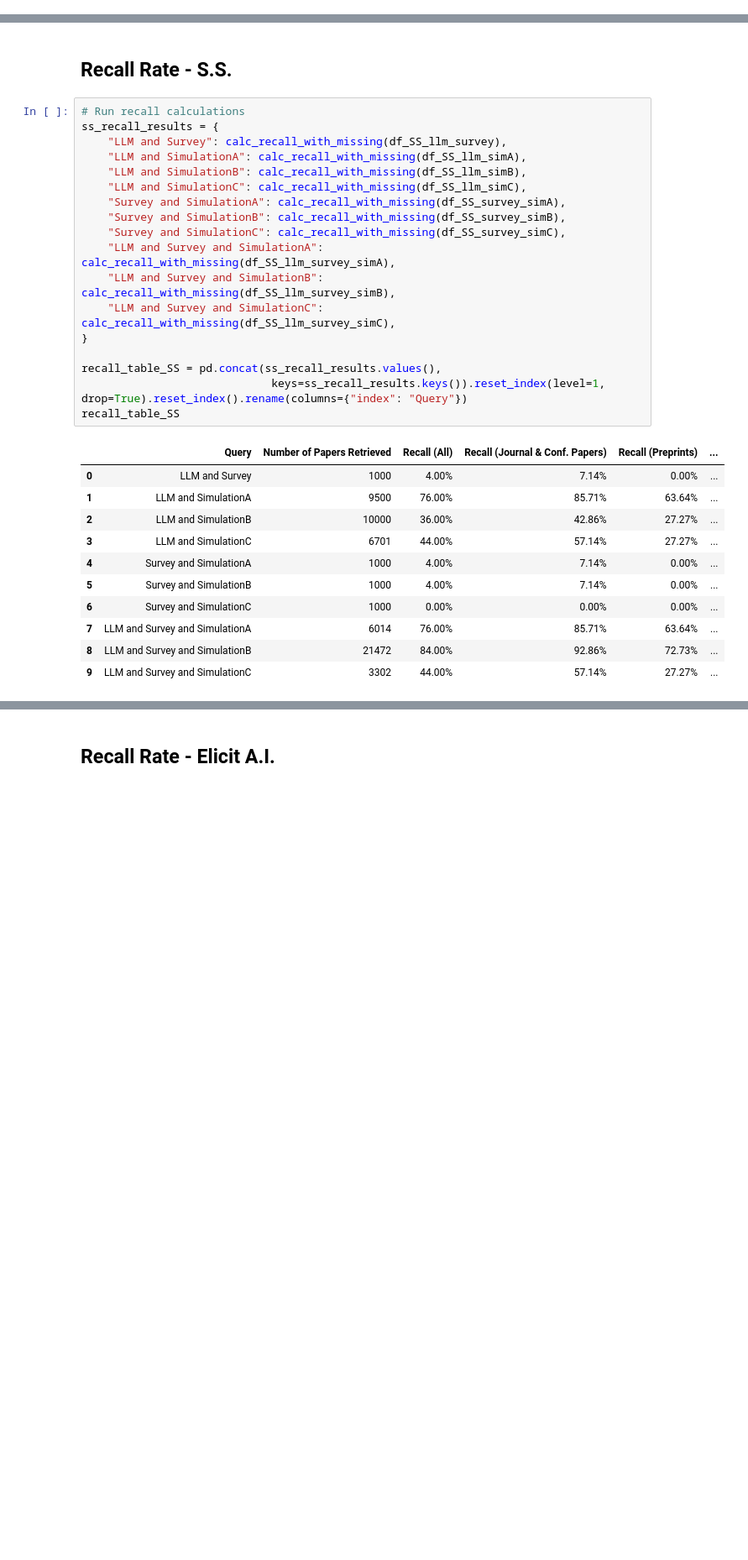
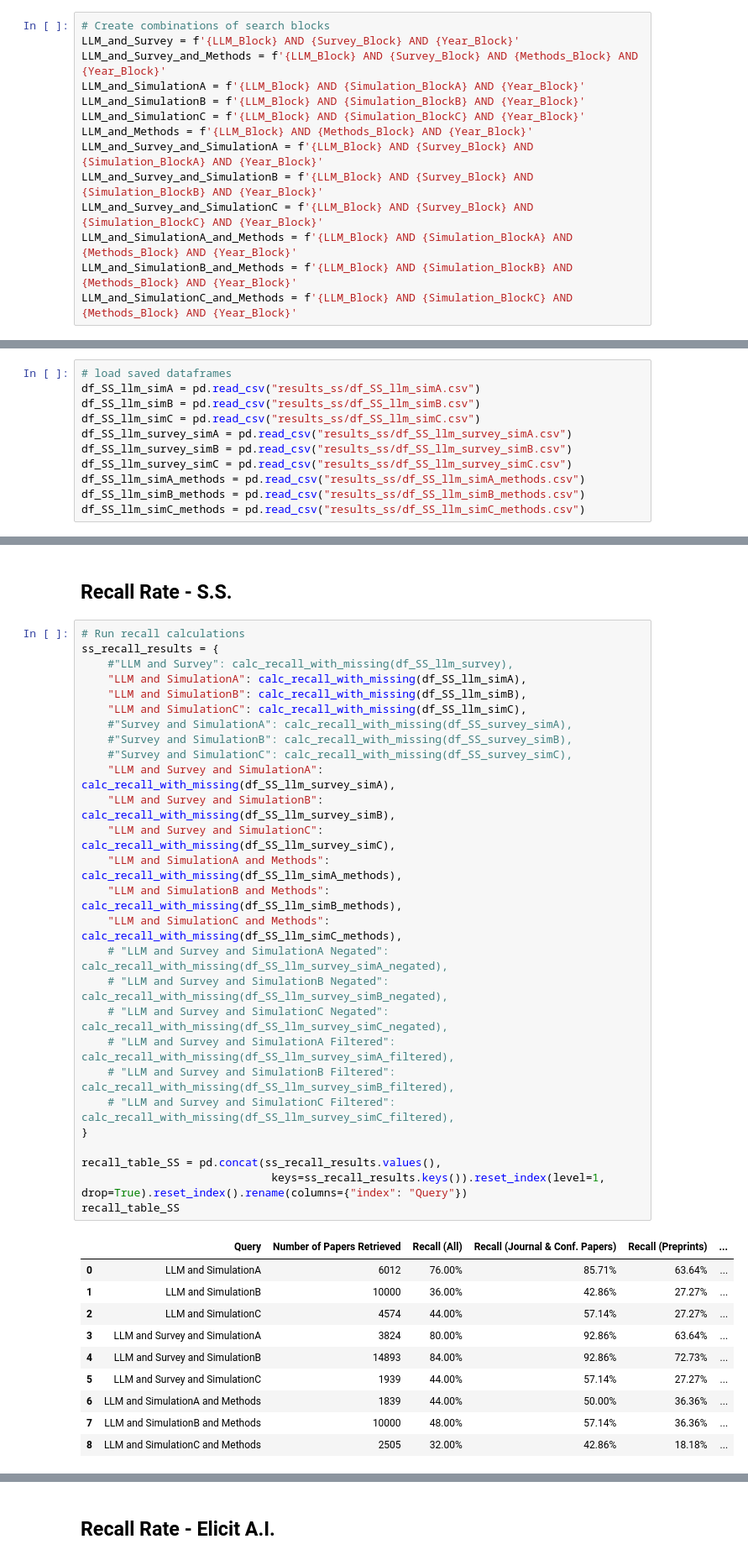
Before and after one commit to haoting-chan/AIRESIL, a Jupyter notebook: Database_extraction.ipynb, the cells around one changed output, grey strips where cells are left out. Shown at 84% size. Saved outputs shown, nothing was run; the diff lists cells and outputs as text; blank space fills up the shorter version.

```diff
--- a/Database_extraction.ipynb
+++ b/Database_extraction.ipynb
@@ -203,3 +190,17 @@ Survey_and_SimulationC = f'{Survey_Block} AND {Simulation_BlockC}'
+# %%
+# Create combinations of search blocks
+LLM_and_Survey = f'{LLM_Block} AND {Survey_Block} AND {Year_Block}'
+LLM_and_Survey_and_Methods = f'{LLM_Block} AND {Survey_Block} AND {Methods_Block} AND {Year_Block}'
+LLM_and_SimulationA = f'{LLM_Block} AND {Simulation_BlockA} AND {Year_Block}'
+LLM_and_SimulationB = f'{LLM_Block} AND {Simulation_BlockB} AND {Year_Block}'
+LLM_and_SimulationC = f'{LLM_Block} AND {Simulation_BlockC} AND {Year_Block}'
+LLM_and_Methods = f'{LLM_Block} AND {Methods_Block} AND {Year_Block}'
+LLM_and_Survey_and_SimulationA = f'{LLM_Block} AND {Survey_Block} AND {Simulation_BlockA} AND {Year_Block}'
+LLM_and_Survey_and_SimulationB = f'{LLM_Block} AND {Survey_Block} AND {Simulation_BlockB} AND {Year_Block}'
+LLM_and_Survey_and_SimulationC = f'{LLM_Block} AND {Survey_Block} AND {Simulation_BlockC} AND {Year_Block}'
+LLM_and_SimulationA_and_Methods = f'{LLM_Block} AND {Simulation_BlockA} AND {Methods_Block} AND {Year_Block}'
+LLM_and_SimulationB_and_Methods = f'{LLM_Block} AND {Simulation_BlockB} AND {Methods_Block} AND {Year_Block}'
+LLM_and_SimulationC_and_Methods = f'{LLM_Block} AND {Simulation_BlockC} AND {Methods_Block} AND {Year_Block}'
 # %%
 # DEFINE Set of Queries
 wos_queries = {
@@ -830,0 +643,11 @@ ER  -
+# %%
+# load saved dataframes
+df_SS_llm_simA = pd.read_csv("results_ss/df_SS_llm_simA.csv")
+df_SS_llm_simB = pd.read_csv("results_ss/df_SS_llm_simB.csv")
+df_SS_llm_simC = pd.read_csv("results_ss/df_SS_llm_simC.csv")
+df_SS_llm_survey_simA = pd.read_csv("results_ss/df_SS_llm_survey_simA.csv")
+df_SS_llm_survey_simB = pd.read_csv("results_ss/df_SS_llm_survey_simB.csv")
+df_SS_llm_survey_simC = pd.read_csv("results_ss/df_SS_llm_survey_simC.csv")
+df_SS_llm_simA_methods = pd.read_csv("results_ss/df_SS_llm_simA_methods.csv")
+df_SS_llm_simB_methods = pd.read_csv("results_ss/df_SS_llm_simB_methods.csv")
+df_SS_llm_simC_methods = pd.read_csv("results_ss/df_SS_llm_simC_methods.csv")
@@ -1314,30 +1115,38 @@ Missing In both (1 articles):
 # %%
 # Run recall calculations
 ss_recall_results = {
-    "LLM and Survey": calc_recall_with_missing(df_SS_llm_survey),
+    #"LLM and Survey": calc_recall_with_missing(df_SS_llm_survey),
     "LLM and SimulationA": calc_recall_with_missing(df_SS_llm_simA),
     "LLM and SimulationB": calc_recall_with_missing(df_SS_llm_simB),
     "LLM and SimulationC": calc_recall_with_missing(df_SS_llm_simC),
-    "Survey and SimulationA": calc_recall_with_missing(df_SS_survey_simA),
-    "Survey and SimulationB": calc_recall_with_missing(df_SS_survey_simB),
-    "Survey and SimulationC": calc_recall_with_missing(df_SS_survey_simC),
+    #"Survey and SimulationA": calc_recall_with_missing(df_SS_survey_simA),
+    #"Survey and SimulationB": calc_recall_with_missing(df_SS_survey_simB),
+    #"Survey and SimulationC": calc_recall_with_missing(df_SS_survey_simC),
     "LLM and Survey and SimulationA": calc_recall_with_missing(df_SS_llm_survey_simA),
     "LLM and Survey and SimulationB": calc_recall_with_missing(df_SS_llm_survey_simB),
     "LLM and Survey and SimulationC": calc_recall_with_missing(df_SS_llm_survey_simC),
+    "LLM and SimulationA and Methods": calc_recall_with_missing(df_SS_llm_simA_methods),
+    "LLM and SimulationB and Methods": calc_recall_with_missing(df_SS_llm_simB_methods),
+    "LLM and SimulationC and Methods": calc_recall_with_missing(df_SS_llm_simC_methods),
+    # "LLM and Survey and SimulationA Negated": calc_recall_with_missing(df_SS_llm_survey_simA_negated),
+    # "LLM and Survey and SimulationB Negated": calc_recall_with_missing(df_SS_llm_survey_simB_negated),
+    # "LLM and Survey and SimulationC Negated": calc_recall_with_missing(df_SS_llm_survey_simC_negated),
+    # "LLM and Survey and SimulationA Filtered": calc_recall_with_missing(df_SS_llm_survey_simA_filtered),
+    # "LLM and Survey and SimulationB Filtered": calc_recall_with_missing(df_SS_llm_survey_simB_filtered),
+    # "LLM and Survey and SimulationC Filtered": calc_recall_with_missing(df_SS_llm_survey_simC_filtered),
 }
 
 recall_table_SS = pd.concat(ss_recall_results.values(),
                              keys=ss_recall_results.keys()).reset_index(level=1, drop=True).reset_index().rename(columns={"index": "Query"})
 recall_table_SS
 # %% [output]
 |  | Query | Number of Papers Retrieved | Recall (All) | Recall (Journal & Conf. Papers) | Recall (Preprints) | ... |
-| 0 | LLM and Survey | 1000 | 4.00% | 7.14% | 0.00% | ... |
-| 1 | LLM and SimulationA | 9500 | 76.00% | 85.71% | 63.64% | ... |
-| 2 | LLM and SimulationB | 10000 | 36.00% | 42.86% | 27.27% | ... |
-| 3 | LLM and SimulationC | 6701 | 44.00% | 57.14% | 27.27% | ... |
-| 4 | Survey and SimulationA | 1000 | 4.00% | 7.14% | 0.00% | ... |
-| 5 | Survey and SimulationB | 1000 | 4.00% | 7.14% | 0.00% | ... |
-| 6 | Survey and SimulationC | 1000 | 0.00% | 0.00% | 0.00% | ... |
-| 7 | LLM and Survey and SimulationA | 6014 | 76.00% | 85.71% | 63.64% | ... |
-| 8 | LLM and Survey and SimulationB | 21472 | 84.00% | 92.86% | 72.73% | ... |
-| 9 | LLM and Survey and SimulationC | 3302 | 44.00% | 57.14% | 27.27% | ... |
+| 0 | LLM and SimulationA | 6012 | 76.00% | 85.71% | 63.64% | ... |
+| 1 | LLM and SimulationB | 10000 | 36.00% | 42.86% | 27.27% | ... |
+| 2 | LLM and SimulationC | 4574 | 44.00% | 57.14% | 27.27% | ... |
+| 3 | LLM and Survey and SimulationA | 3824 | 80.00% | 92.86% | 63.64% | ... |
+| 4 | LLM and Survey and SimulationB | 14893 | 84.00% | 92.86% | 72.73% | ... |
+| 5 | LLM and Survey and SimulationC | 1939 | 44.00% | 57.14% | 27.27% | ... |
+| 6 | LLM and SimulationA and Methods | 1839 | 44.00% | 50.00% | 36.36% | ... |
+| 7 | LLM and SimulationB and Methods | 10000 | 48.00% | 57.14% | 36.36% | ... |
+| 8 | LLM and SimulationC and Methods | 2505 | 32.00% | 42.86% | 18.18% | ... |
```
Also changed, not shown: parts of 75 cells of this notebook, 10 other files.
